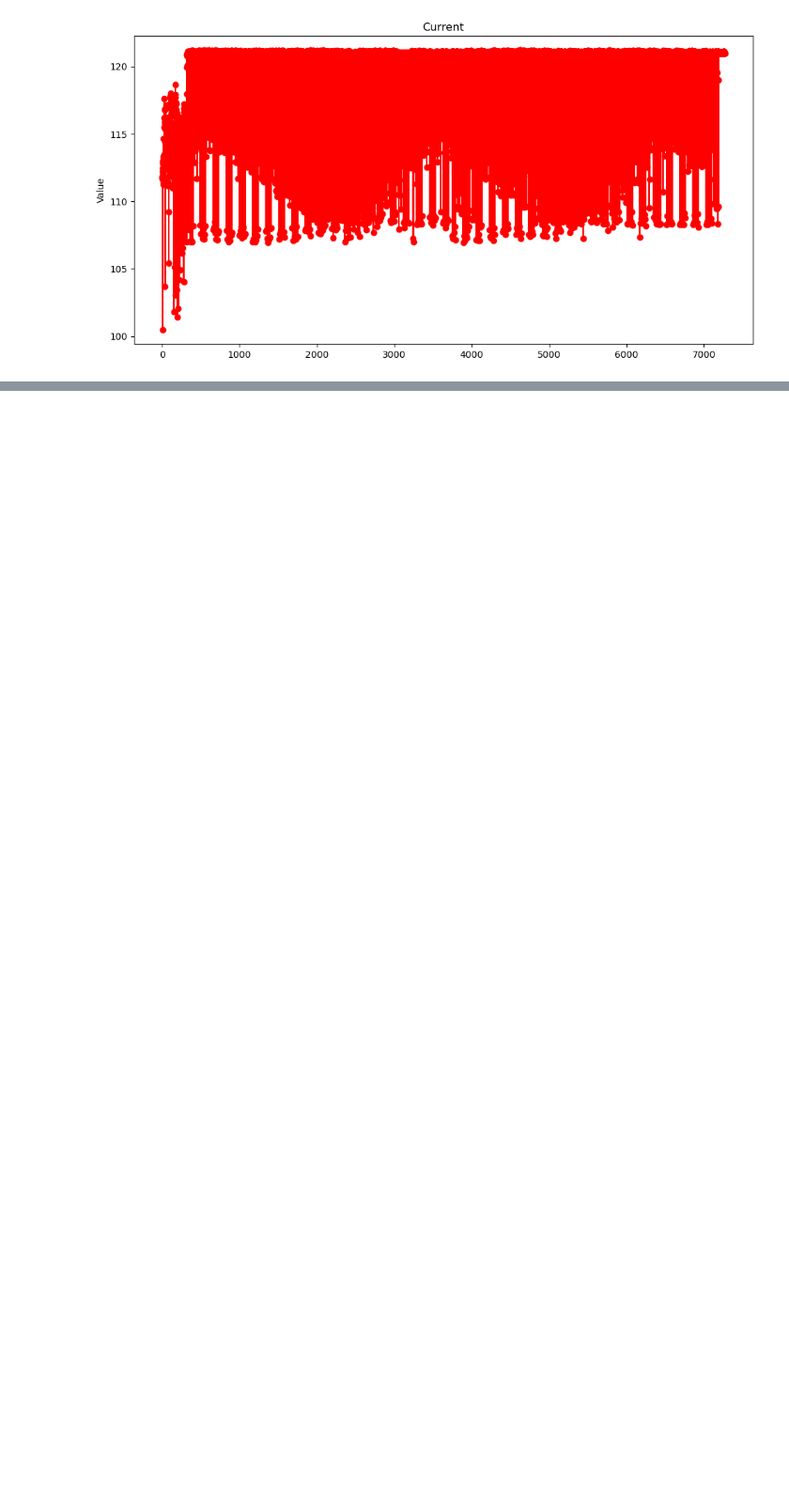
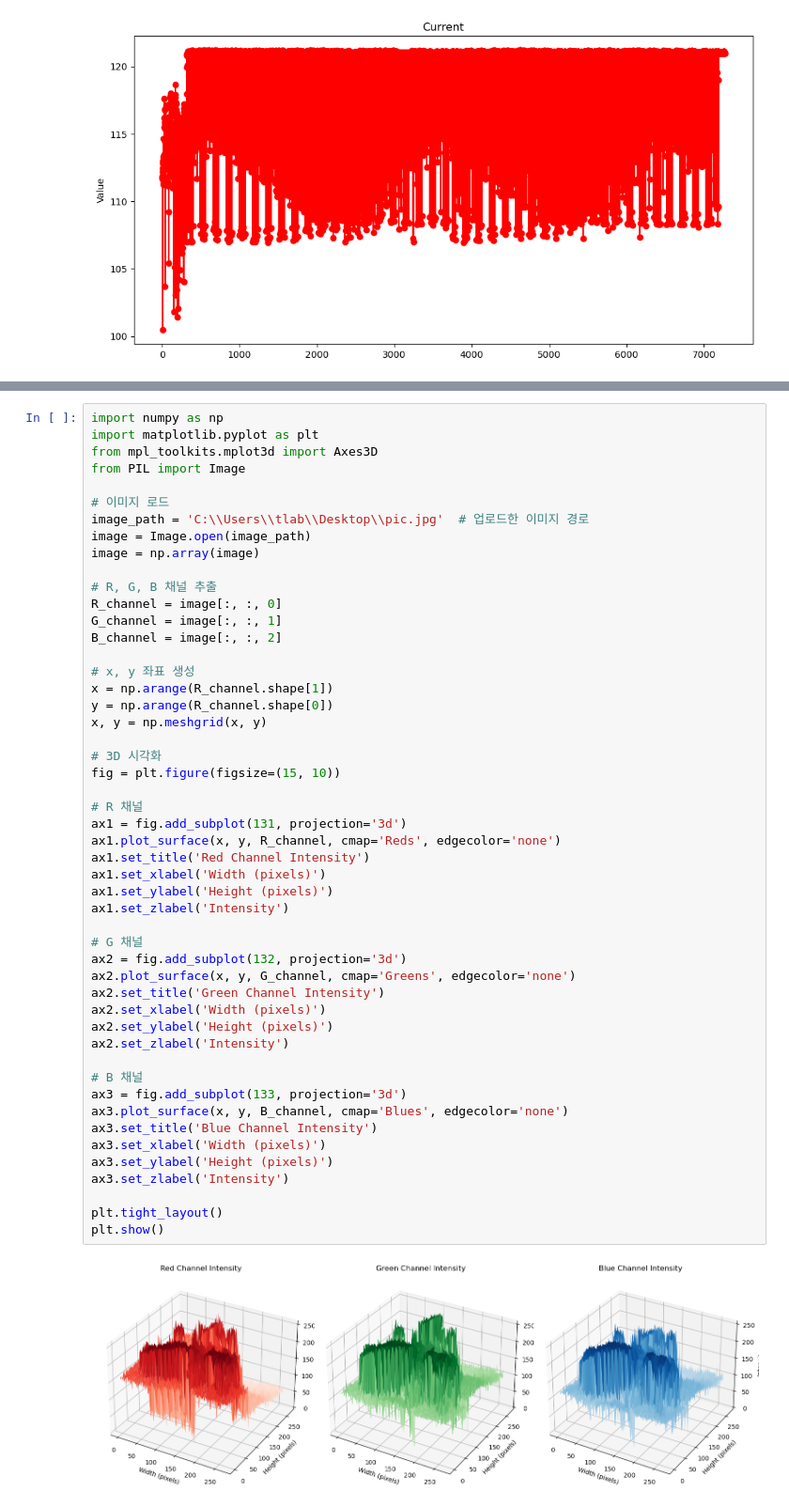
Before and after one commit to Maruonee/Tlabb, a Jupyter notebook: OLTC/OLTC_Tlab_python/sensorgraph.ipynb, the cells around one changed output, grey strips where cells are left out. Shown at 94% size. Drawn from its saved outputs; the diff is of its cells as text; blank space fills up the shorter version.

```diff
--- a/OLTC/OLTC_Tlab_python/sensorgraph.ipynb
+++ b/OLTC/OLTC_Tlab_python/sensorgraph.ipynb
@@ -111,0 +187,52 @@ plt.show()
+# %%
+import numpy as np
+import matplotlib.pyplot as plt
+from mpl_toolkits.mplot3d import Axes3D
+from PIL import Image
+
+# 이미지 로드
+image_path = 'C:\\Users\\tlab\\Desktop\\pic.jpg'  # 업로드한 이미지 경로
+image = Image.open(image_path)
+image = np.array(image)
+
+# R, G, B 채널 추출
+R_channel = image[:, :, 0]
+G_channel = image[:, :, 1]
+B_channel = image[:, :, 2]
+
+# x, y 좌표 생성
+x = np.arange(R_channel.shape[1])
+y = np.arange(R_channel.shape[0])
+x, y = np.meshgrid(x, y)
+
+# 3D 시각화
+fig = plt.figure(figsize=(15, 10))
+
+# R 채널
+ax1 = fig.add_subplot(131, projection='3d')
+ax1.plot_surface(x, y, R_channel, cmap='Reds', edgecolor='none')
+ax1.set_title('Red Channel Intensity')
+ax1.set_xlabel('Width (pixels)')
+ax1.set_ylabel('Height (pixels)')
+ax1.set_zlabel('Intensity')
+
+# G 채널
+ax2 = fig.add_subplot(132, projection='3d')
+ax2.plot_surface(x, y, G_channel, cmap='Greens', edgecolor='none')
+ax2.set_title('Green Channel Intensity')
+ax2.set_xlabel('Width (pixels)')
+ax2.set_ylabel('Height (pixels)')
+ax2.set_zlabel('Intensity')
+
+# B 채널
+ax3 = fig.add_subplot(133, projection='3d')
+ax3.plot_surface(x, y, B_channel, cmap='Blues', edgecolor='none')
+ax3.set_title('Blue Channel Intensity')
+ax3.set_xlabel('Width (pixels)')
+ax3.set_ylabel('Height (pixels)')
+ax3.set_zlabel('Intensity')
+
+plt.tight_layout()
+plt.show()
+# %% [output]
+[figure, added]
```
Also changed, not shown: parts of 5 cells of this notebook.
